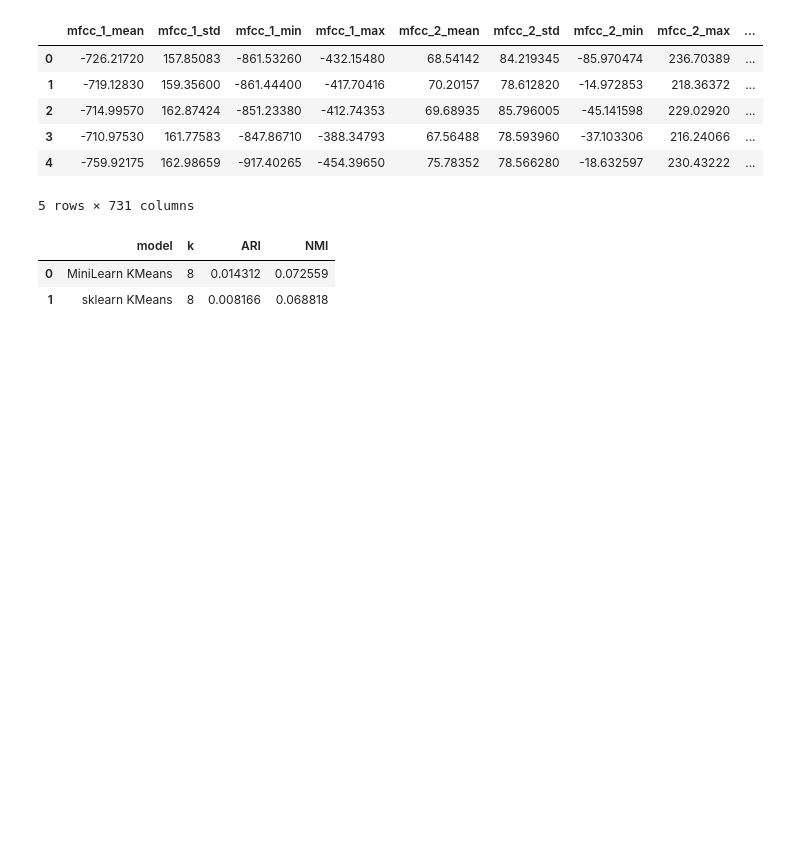
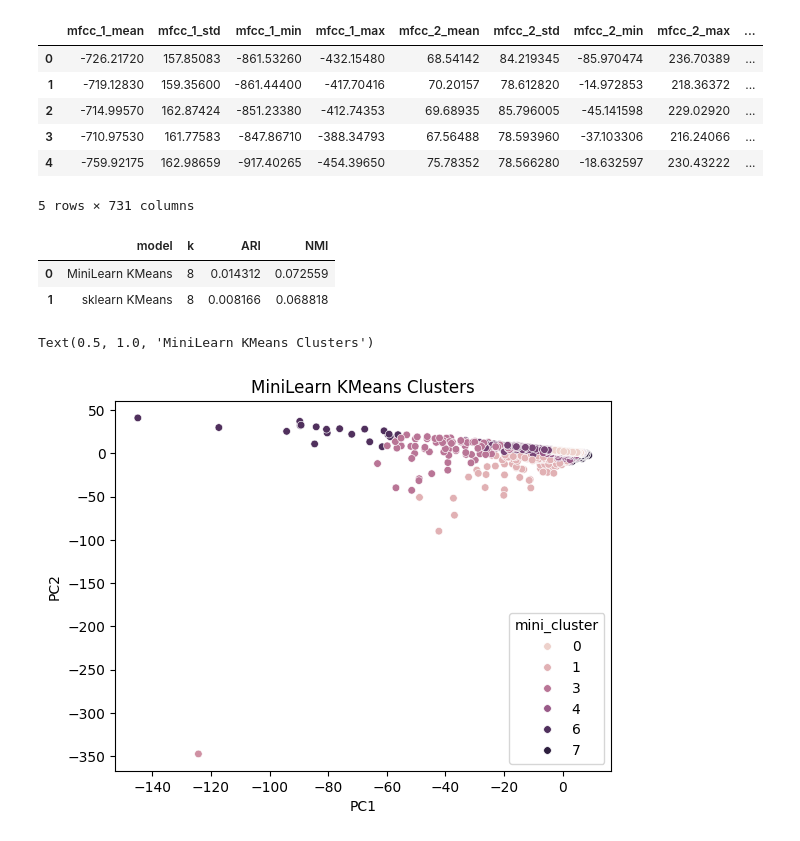
Before and after one commit to daley-tyler/Project_CSE432-532, a Jupyter notebook: SER_Project/notebooks/Clustering_11.ipynb, the cells around one changed output. Saved outputs shown, nothing was run; the diff lists cells and outputs as text; code cells hidden in the pictures; blank space fills up the shorter version.

Commit message:
Finished week 11 with some plots and comparisons.

```diff
--- a/SER_Project/notebooks/Clustering_11.ipynb
+++ b/SER_Project/notebooks/Clustering_11.ipynb
@@ -66,3 +66,14 @@ cluster_df
 |  | model | k | ARI | NMI |
 | 0 | MiniLearn KMeans | 8 | 0.014312 | 0.072559 |
 | 1 | sklearn KMeans | 8 | 0.008166 | 0.068818 |
+# %%
+pca = PCA(n_components=2)
+X_pca = pca.fit_transform(X_scale)
+
+plot_df = pd.DataFrame({"PC1": X_pca[:,0], "PC2": X_pca[:,1], "emotion": y, "mini_cluster": ml_labels})
+
+sns.scatterplot(data=plot_df, x="PC1", y="PC2", hue="mini_cluster", s=30)
+plt.title("MiniLearn KMeans Clusters")
+# %% [output]
+Text(0.5, 1.0, 'MiniLearn KMeans Clusters')
+[figure, added]
```
Also changed, not shown: parts of 1 cell of this notebook.
